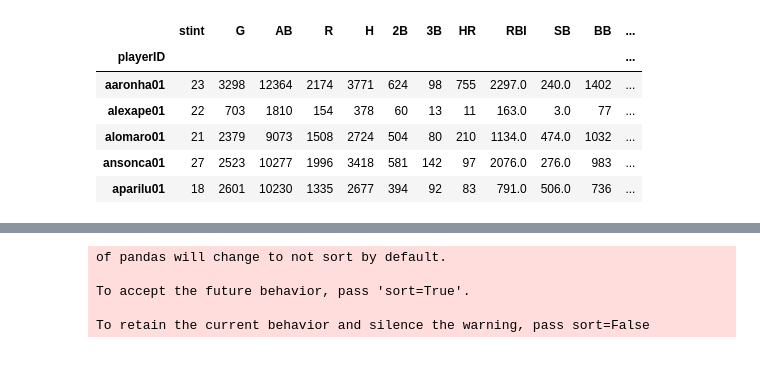
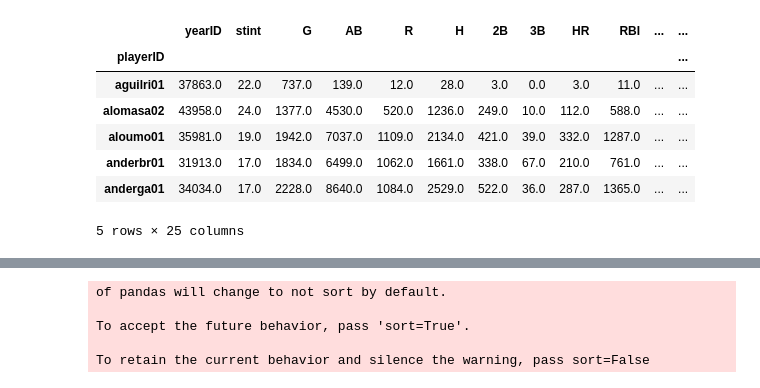
Before and after one commit to ezzanger/Advanced-Regression-Dills, a Jupyter notebook: Capstone Unit 3.ipynb, the cells around one changed output, grey strips where cells are left out. Drawn from its saved outputs; the diff is of its cells as text; code cells hidden in the pictures.

```diff
--- a/Capstone Unit 3.ipynb
+++ b/Capstone Unit 3.ipynb
@@ -47,5 +68,6 @@ Awards = pd.read_csv('/Users/ezzan/Downloads/python_drills/AwardsPlayers.csv')
 HOF= HOF.sort_values('playerID')
 HOF.drop(['needed_note'], axis=1, inplace=True)
 HOF = HOF.loc[lambda HOF: HOF['category'] == 'Player', :]
-HOF = HOF.loc[lambda HOF: HOF['inducted'] == 'Y', :]
+#HOF = HOF.loc[lambda HOF: HOF['inducted'] == 'Y', :]
 Batting.drop(['CS','SH', 'GIDP', 'IBB'], axis=1, inplace=True)
+HOF
@@ -52,5 +93,6 @@ Batting.drop(['CS','SH', 'GIDP', 'IBB'], axis=1, inplace=True)
 # %%
-HOF2 = HOF.loc[lambda HOF: HOF['inducted'] == 'N', :]
+hofn = HOF.loc[lambda HOF: HOF['inducted'] == 'N', :]
+hofy = HOF.loc[lambda HOF: HOF['inducted'] == 'Y', :]
 # %%
-inductees = HOF.playerID.unique()
-rejected = HOF2.playerID.unique()
+inductees = hofy.playerID.unique()
+rejected = hofn.playerID.unique()
@@ -62,35 +99,59 @@ HOF = HOF.loc[lambda HOF: HOF['inducted'] == 'Y', :]
 # %%
 #master1 = master1.loc[lambda master1: master1['category'] == 'Player', :]
 #HOF1 = HOF1.loc[lambda HOF1: HOF1['votedBY'] != 'Negro League', :]
-MasterID = pd.merge(Batting, HOF, on='playerID')
+
+##make clearer names for masterid and masterid1
+MasterID = pd.merge(Batting, hofy, on='playerID')
 #HOF= HOF1.sort_values('playerID')
 MasterID["avg."]=MasterID.H/MasterID.AB
 MasterID["1B"]=(MasterID.H-MasterID["3B"]-MasterID["2B"])
 MasterID["OBP"]= (MasterID.H + MasterID.BB + MasterID.HBP ) / (MasterID.AB + MasterID.BB + MasterID.HBP + MasterID.SF)
 MasterID["OBP"]= (MasterID.H + MasterID.BB + MasterID.HBP ) / (MasterID.AB + MasterID.BB + MasterID.HBP + MasterID.SF)
 MasterID["slug"]=(MasterID["1B"] + 2*MasterID["2B"] + MasterID["3B"]*3 + 4*MasterID.HR)/MasterID.AB
 MasterID["OPS"] = MasterID.OBP + MasterID.slug
 
+#never admitted
+#neveramitted players who were not admitted to HOF
+MasterID1 = pd.merge(Batting, hofn, on='playerID', how="outer")
+#MasterID1 = MasterID1.loc[lambda MasterID1: MasterID1['yearID'] > 1980, :]
+MasterID1 = MasterID1.loc[lambda MasterID1: MasterID1['yearid'] > 2005, :]
+MasterID1["avg."]=MasterID1.H/MasterID1.AB
+MasterID1["1B"]=(MasterID1.H-MasterID1["3B"]-MasterID1["2B"])
+MasterID1["OBP"]= (MasterID1.H + MasterID1.BB + MasterID1.HBP ) / (MasterID1.AB + MasterID1.BB + MasterID1.HBP + MasterID1.SF)
+MasterID1["slug"]=(MasterID1["1B"] + 2*MasterID1["2B"] + MasterID1["3B"]*3 + 4*MasterID1.HR)/MasterID1.AB
+MasterID1["OPS"] = MasterID1.OBP + MasterID1.slug
+
+
+#in order to make sure includes the players who were eventually inducted we created admitted/neveradmitted to differentiate
+# = MasterID1.loc[lambda MasterID1: MasterID1['votes'] > 10, :]
+#MasterID1= MasterID1.sort_values('votes', ascending = False)
+admitted = MasterID1.loc[MasterID1.playerID.isin(inductees)]
+neveradmitted = MasterID1.loc[~MasterID1.playerID.isin(inductees)]
+#neveradmitted.drop(["needed","yearid","yearID", "teamID", "ballots", "votes", "needed_note", "category","avg.", "votedBy"], axis=1, inplace=True)
+neveradmitted = neveradmitted.drop_duplicates()
+neveradmitted = neveradmitted.groupby(['playerID']).sum()
+neveradmitted['admitted'] = 0
 
 #HOF.drop(['teamID', 'lgID','ballots','needed', 'votes'], axis=1, inplace=True)
 #Master1.drop(['category'])
 #HOF1=HOF1.groupby(['playerID'])['HR']
 MasterID = MasterID.sort_values('playerID')
 careerstats = MasterID.groupby(['playerID']).sum()
 seasonsplayed = MasterID.playerID.value_counts()
 careerstats["Career Avg."] = careerstats['H']/careerstats['AB']
 careerstats.drop(['yearID', 'yearid', 'ballots', 'needed', 'votes', 'avg.', 'OBP', 'slug', 'OPS'], axis=1, inplace=True)
 careerstats["OBP"]= (careerstats.H + careerstats.BB + careerstats.HBP ) / (careerstats.AB + careerstats.BB + careerstats.HBP + careerstats.SF)
 careerstats["slug"]=( careerstats["1B"] + 2* careerstats["2B"] +  careerstats["3B"]*3 + 4* careerstats.HR)/ careerstats.AB
 careerstats["OPS"] =  careerstats.OBP +  careerstats.slug
 careerstats['admitted'] = 1
-neveradmitted['admitted'] = 0
-careerstats.head(5)
+
+neveradmitted.head(5)
 # %% [output]
-|  | stint | G | AB | R | H | 2B | 3B | HR | RBI | SB | BB | ... |
+|  | yearID | stint | G | AB | R | H | 2B | 3B | HR | RBI | ... | ... |
 | playerID |  |  |  |  |  |  |  |  |  |  |  | ... |
-| aaronha01 | 23 | 3298 | 12364 | 2174 | 3771 | 624 | 98 | 755 | 2297.0 | 240.0 | 1402 | ... |
-| alexape01 | 22 | 703 | 1810 | 154 | 378 | 60 | 13 | 11 | 163.0 | 3.0 | 77 | ... |
-| alomaro01 | 21 | 2379 | 9073 | 1508 | 2724 | 504 | 80 | 210 | 1134.0 | 474.0 | 1032 | ... |
-| ansonca01 | 27 | 2523 | 10277 | 1996 | 3418 | 581 | 142 | 97 | 2076.0 | 276.0 | 983 | ... |
-| aparilu01 | 18 | 2601 | 10230 | 1335 | 2677 | 394 | 92 | 83 | 791.0 | 506.0 | 736 | ... |
+| aguilri01 | 37863.0 | 22.0 | 737.0 | 139.0 | 12.0 | 28.0 | 3.0 | 0.0 | 3.0 | 11.0 | ... | ... |
+| alomasa02 | 43958.0 | 24.0 | 1377.0 | 4530.0 | 520.0 | 1236.0 | 249.0 | 10.0 | 112.0 | 588.0 | ... | ... |
+| aloumo01 | 35981.0 | 19.0 | 1942.0 | 7037.0 | 1109.0 | 2134.0 | 421.0 | 39.0 | 332.0 | 1287.0 | ... | ... |
+| anderbr01 | 31913.0 | 17.0 | 1834.0 | 6499.0 | 1062.0 | 1661.0 | 338.0 | 67.0 | 210.0 | 761.0 | ... | ... |
+| anderga01 | 34034.0 | 17.0 | 2228.0 | 8640.0 | 1084.0 | 2529.0 | 522.0 | 36.0 | 287.0 | 1365.0 | ... | ... |
+5 rows × 25 columns
```
Also changed, not shown: parts of 49 cells of this notebook.
